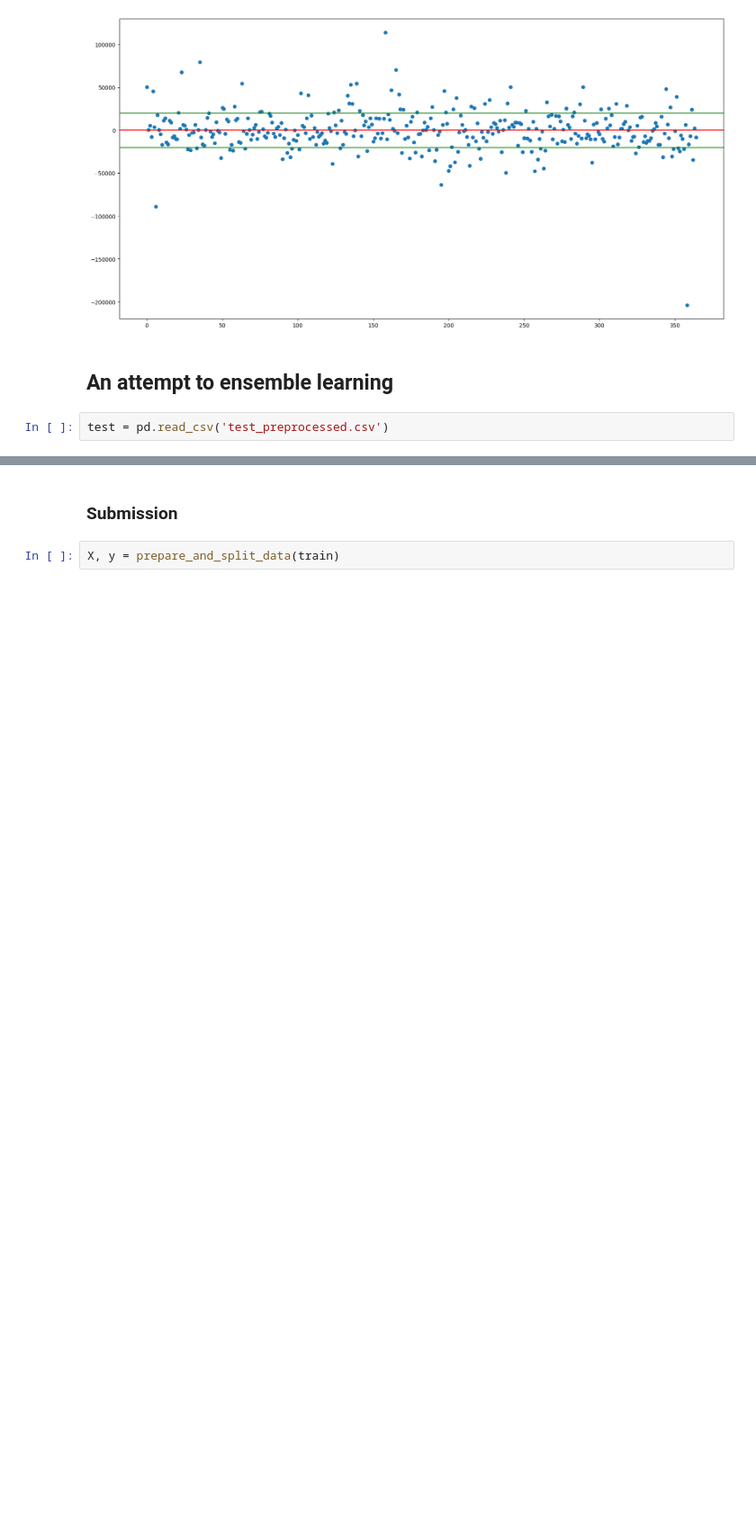
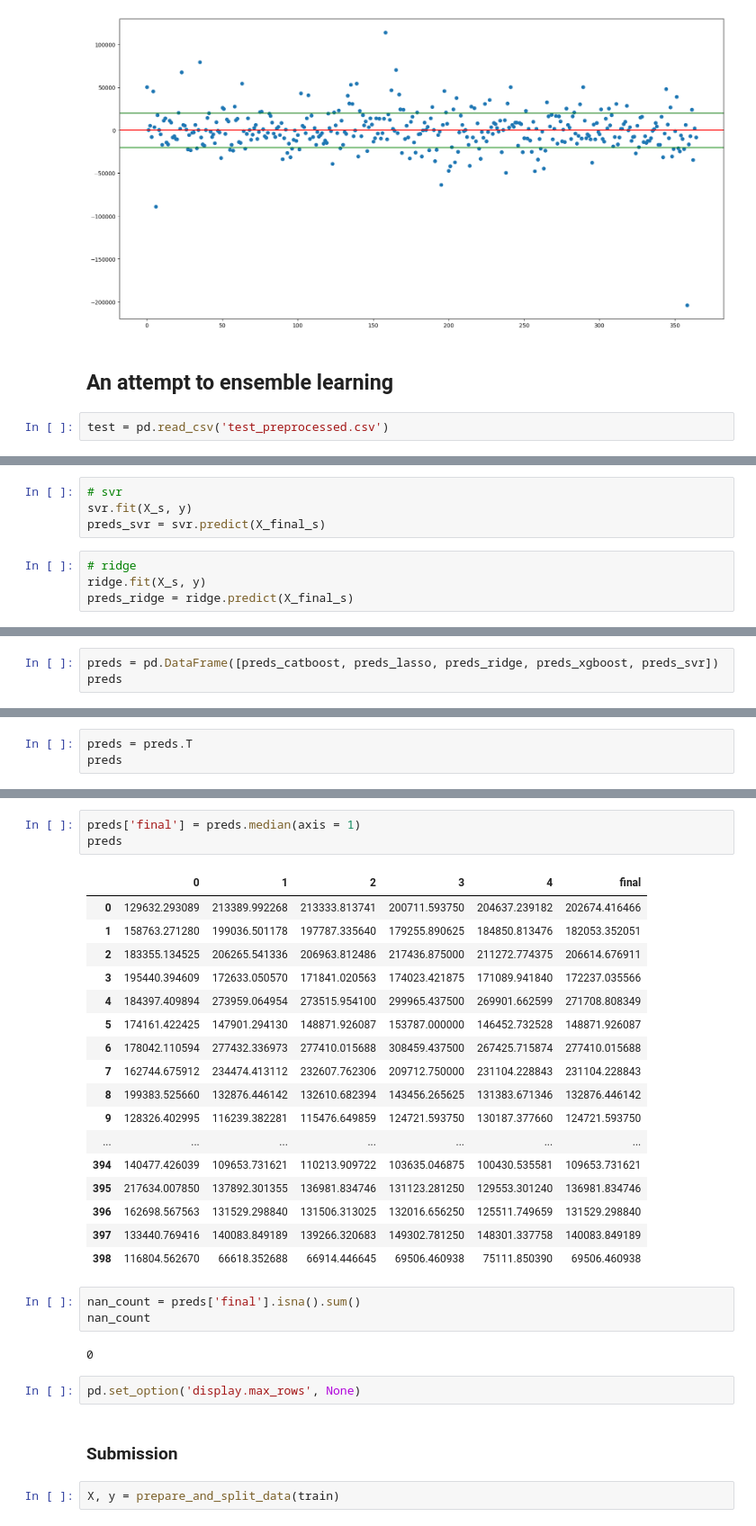
Before and after one commit to SvetlanaRubina/42, a Jupyter notebook: Model_V5_with_ensemble.ipynb, the cells around one changed output, grey strips where cells are left out. Shown at 90% size. Cells and saved outputs as stored; diff of their text form; blank space fills up the shorter version.

```diff
--- a/Model_V5_with_ensemble.ipynb
+++ b/Model_V5_with_ensemble.ipynb
@@ -531,0 +514,8 @@ ValueError: X has 230 features, but Lasso is expecting 241 features as input.
+# %%
+# svr
+svr.fit(X_s, y)
+preds_svr = svr.predict(X_final_s)
+# %%
+# ridge
+ridge.fit(X_s, y)
+preds_ridge = ridge.predict(X_final_s)
@@ -531,0 +538,3 @@ ValueError: X has 230 features, but Lasso is expecting 241 features as input.
+# %%
+preds = pd.DataFrame([preds_catboost, preds_lasso, preds_ridge, preds_xgboost, preds_svr])
+preds
@@ -531,0 +548,3 @@ ValueError: X has 230 features, but Lasso is expecting 241 features as input.
+# %%
+preds = preds.T
+preds
@@ -532,3 +565,31 @@ ValueError: X has 230 features, but Lasso is expecting 241 features as input.
+# %%
+preds['final'] = preds.median(axis = 1)
+preds
+# %% [output]
+|  | 0 | 1 | 2 | 3 | 4 | final |
+| 0 | 129632.293089 | 213389.992268 | 213333.813741 | 200711.593750 | 204637.239182 | 202674.416466 |
+| 1 | 158763.271280 | 199036.501178 | 197787.335640 | 179255.890625 | 184850.813476 | 182053.352051 |
+| 2 | 183355.134525 | 206265.541336 | 206963.812486 | 217436.875000 | 211272.774375 | 206614.676911 |
+| 3 | 195440.394609 | 172633.050570 | 171841.020563 | 174023.421875 | 171089.941840 | 172237.035566 |
+| 4 | 184397.409894 | 273959.064954 | 273515.954100 | 299965.437500 | 269901.662599 | 271708.808349 |
+| 5 | 174161.422425 | 147901.294130 | 148871.926087 | 153787.000000 | 146452.732528 | 148871.926087 |
+| 6 | 178042.110594 | 277432.336973 | 277410.015688 | 308459.437500 | 267425.715874 | 277410.015688 |
+| 7 | 162744.675912 | 234474.413112 | 232607.762306 | 209712.750000 | 231104.228843 | 231104.228843 |
+| 8 | 199383.525660 | 132876.446142 | 132610.682394 | 143456.265625 | 131383.671346 | 132876.446142 |
+| 9 | 128326.402995 | 116239.382281 | 115476.649859 | 124721.593750 | 130187.377660 | 124721.593750 |
+| ... | ... | ... | ... | ... | ... | ... |
+| 394 | 140477.426039 | 109653.731621 | 110213.909722 | 103635.046875 | 100430.535581 | 109653.731621 |
+| 395 | 217634.007850 | 137892.301355 | 136981.834746 | 131123.281250 | 129553.301240 | 136981.834746 |
+| 396 | 162698.567563 | 131529.298840 | 131506.313025 | 132016.656250 | 125511.749659 | 131529.298840 |
+| 397 | 133440.769416 | 140083.849189 | 139266.320683 | 149302.781250 | 148301.337758 | 140083.849189 |
+| 398 | 116804.562670 | 66618.352688 | 66914.446645 | 69506.460938 | 75111.850390 | 69506.460938 |
+# %%
+nan_count = preds['final'].isna().sum()
+nan_count
+# %% [output]
+0
+# %%
+pd.set_option('display.max_rows', None)
 # %% [markdown]
 ### Submission
 # %%
```
Also changed, not shown: parts of 40 cells of this notebook, 1 other file.
